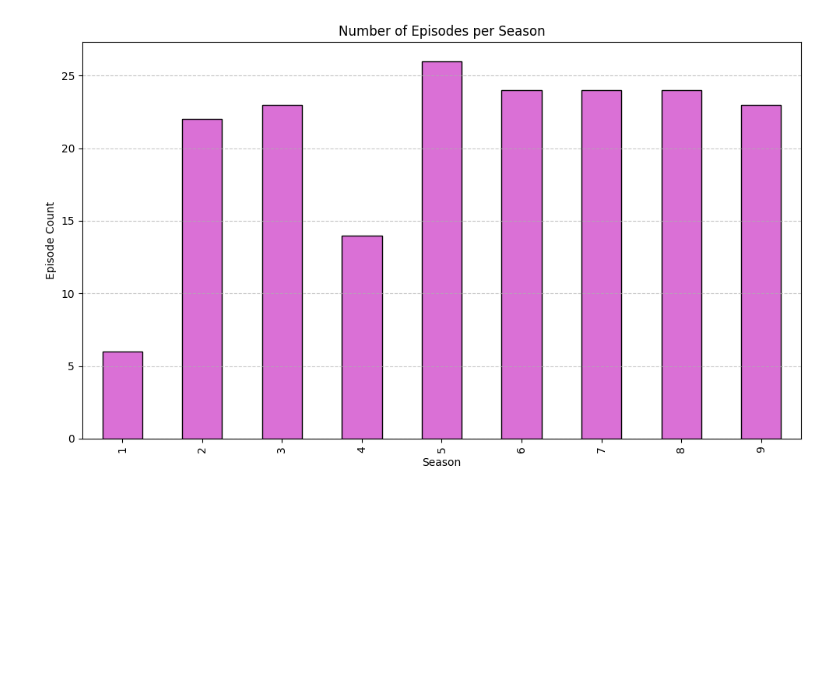
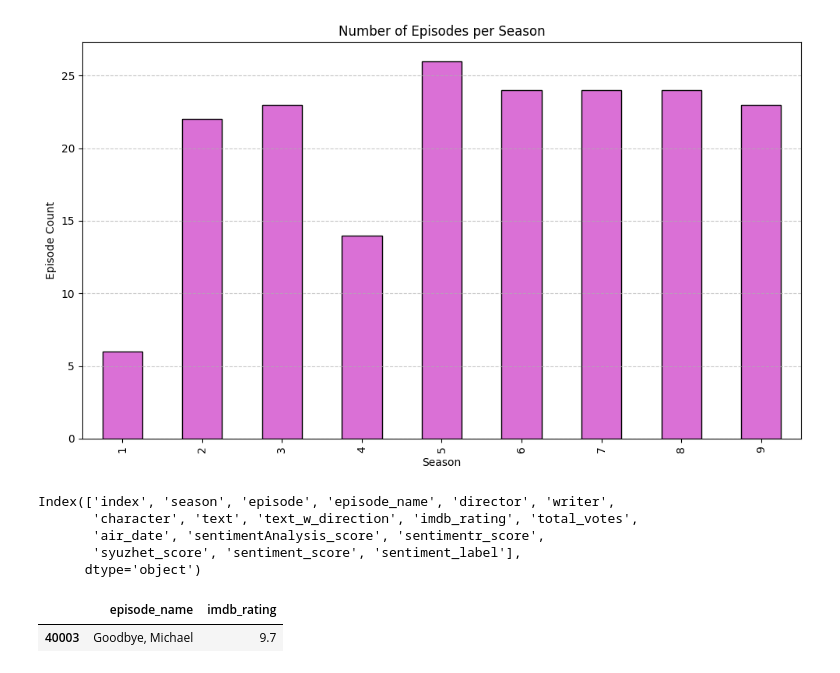
Before and after one commit to njones5714/My-notebook, a Jupyter notebook: Project_101.ipynb, the cells around one changed output. Saved outputs shown, nothing was run; the diff lists cells and outputs as text; code cells hidden in the pictures; blank space fills up the shorter version.

```diff
--- a/Project_101.ipynb
+++ b/Project_101.ipynb
@@ -149,3 +147,22 @@ plt.tight_layout()
 plt.show()
 # %% [output]
 [figure]
+# %%
+# Check available columns
+print(df.columns)
+
+# Extract only relevant columns that exist
+if 'imdb_votes' in df.columns:
+    top_episode = df[['episode_name', 'imdb_rating', 'imdb_votes']].drop_duplicates().sort_values(by='imdb_rating', ascending=False).head(1)
+else:
+    top_episode = df[['episode_name', 'imdb_rating']].drop_duplicates().sort_values(by='imdb_rating', ascending=False).head(1)
+
+top_episode
+# %% [output]
+Index(['index', 'season', 'episode', 'episode_name', 'director', 'writer',
+       'character', 'text', 'text_w_direction', 'imdb_rating', 'total_votes',
+       'air_date', 'sentimentAnalysis_score', 'sentimentr_score',
+       'syuzhet_score', 'sentiment_score', 'sentiment_label'],
+      dtype='object')
+|  | episode_name | imdb_rating |
+| 40003 | Goodbye, Michael | 9.7 |
```
Also changed, not shown: parts of 7 cells of this notebook.
